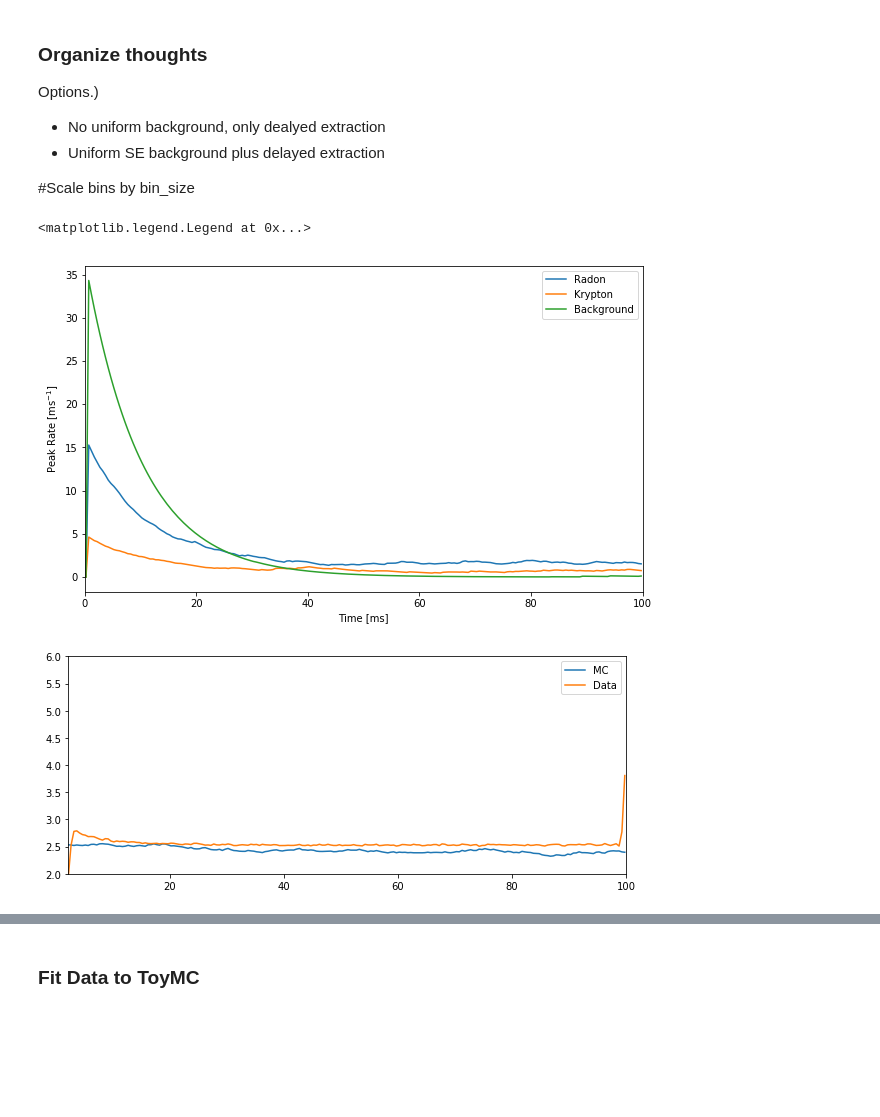
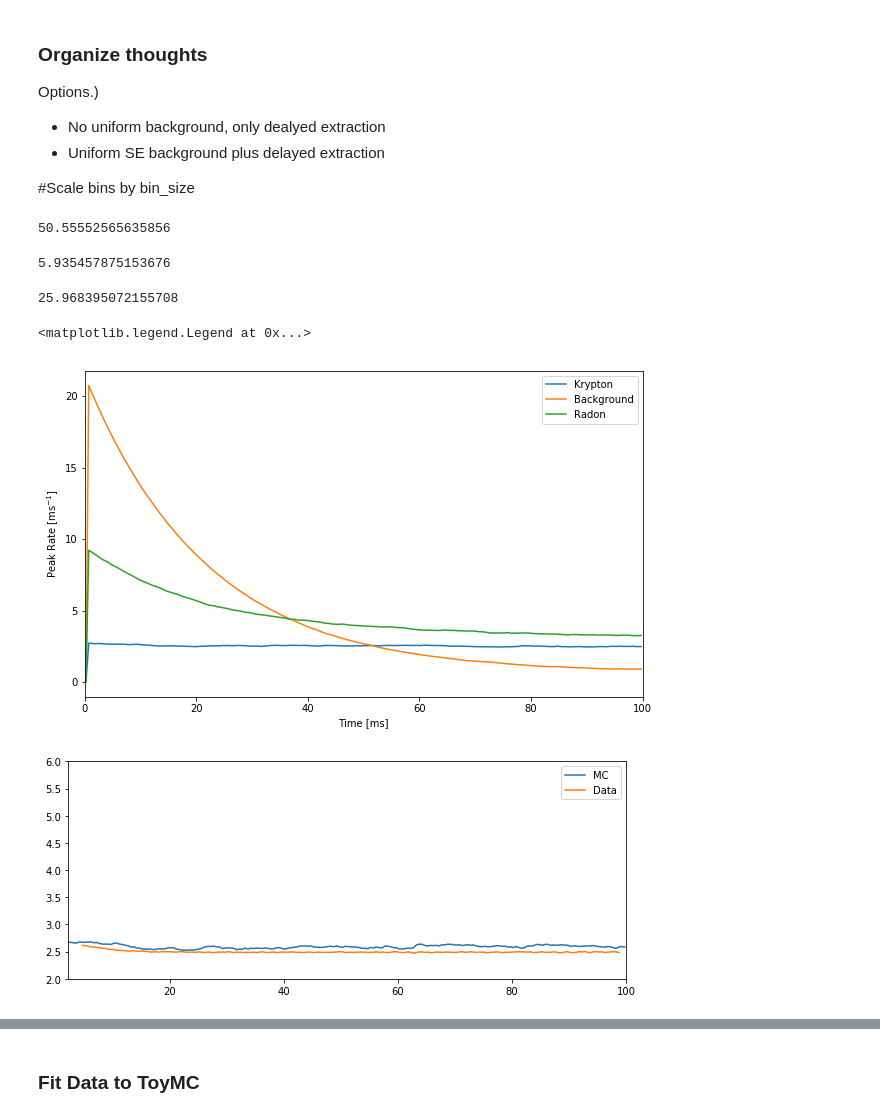
Before and after one commit to jpienaar13/SingleElectrons, a Jupyter notebook: 08_ToyMC_for_SErates.ipynb, the cells around one changed output, grey strips where cells are left out. Cells and saved outputs as stored; diff of their text form; code cells hidden in the pictures; blank space fills up the shorter version.

```diff
--- a/08_ToyMC_for_SErates.ipynb
+++ b/08_ToyMC_for_SErates.ipynb
@@ -24,0 +25,23 @@ def get_file_list(path, pattern, remove_string='', remove_path=True):
+# %%
+datasets = hax.runs.datasets
+datasets = hax.runs.tags_selection(include=['*sciencerun0'],
+                                  exclude=['bad','messy', 'test',
+                                           'nofield','lowfield',
+                                           'commissioning', 'flash',
+                                           'pmttrip','trip','_pmttrip',
+                                           'source_opening',
+                                           ],
+                                  )
+datasets= hax.cuts.selection(datasets, datasets['location'] != '', 'Processed data available')
+
+#Radon
+datasets_rn = hax.cuts.selection(datasets, datasets['source__type']=='Rn220', 'Source in place')
+dataset_names_rn = datasets_rn['name']
+
+#Bkg
+datasets_bkg = hax.cuts.selection(datasets, datasets['source__type']=='none', 'Source in place')
+dataset_names_bkg = datasets_bkg['name']
+
+#Krypton
+datasets_kr = hax.cuts.selection(datasets, datasets['source__type']=='Kr83m', 'Source in place')
+dataset_names_kr = datasets_kr['name']
@@ -24,0 +129,4 @@ def get_file_list(path, pattern, remove_string='', remove_path=True):
+# %%
+dict_source_sr0={'Radon' : dicts_datasets_rn, 'Background' : dicts_datasets_bkg, 'Krypton': dicts_datasets_kr,}
+for source, dict_data in dict_source_sr1.items():
+    print(source, len(dict_data))
@@ -65,8 +179,9 @@ for dataset in tqdm(datasets):
     with open(simpath+dataset, 'rb') as handle:
         data_temp = pickle.load(handle)
         try:
-            data_temp['version']
-            processed_list.append(dataset)
+            version=data_temp['version']
+            if version == '2.0':
+                processed_list.append(dataset)
         except KeyError:
             continue
 print("Found %i processed files " %len(processed_list))
@@ -363,38 +478,44 @@ def se_histogram(event_rate, # Number of events assumed to occur within 1s
 # %%
 fig = plt.figure(figsize=(10, 6))
 
-waveforms = 1000
+waveforms = 10000
 time_bins = 200
 window_length=100
 
+dict_mc_known={}
 for source, hist_dict in sampling_dict.items():
 
     x_bins = [0]*time_bins
     y_bins = [0]*time_bins
 
     source_rate = hist_dict['event_rate']
+    print(source_rate)
 
     event_rate = source_rate*window_length/1000 #Event rate in s, window length in ms
 
     for sim in tqdm(range(waveforms)):
         dt_bin_centers, se_rate = se_histogram(event_rate = event_rate,
                                                background_rate=0,
-                                               time_scale = 10,
-                                               scaling_constant = 0.0001,
+                                               time_scale = 21.5,
+                                               scaling_constant = 5.623e-05,
 
                                                source = source,
                                                time_bins=time_bins,
                                                window_length = window_length)
         y_bins += se_rate
     x_bins = dt_bin_centers
+    dict_mc_known[source]=y_bins/waveforms
     plt.plot(x_bins, y_bins/waveforms, label=source)
 plt.ylabel("Peak Rate [ms$^{-1}$]")
 plt.xlabel("Time [ms]")
 plt.xlim([0, window_length])
 plt.legend(loc='best')
 # %% [output]
-<matplotlib.legend.Legend at 0x...>
+50.55552565635856
+5.935457875153676
+25.968395072155708
+<matplotlib.legend.Legend at 0x...>
-[figure, old version]
+[figure, new version]
 # %%
 fig = plt.figure(figsize=(10, 4))
 waveforms = 10000
@@ -418,13 +539,13 @@ for sim in tqdm(range(waveforms)):
     y_bins += se_rate
 x_bins = dt_bin_centers
 plt.plot(x_bins, y_bins/waveforms, label='MC')
-plt.plot(x_bins[4:], data_hists_dict[source]['rate'][4:], label='Data')
+plt.plot(x_bins[9:198], data_hists_dict[source]['rate'][9:198], label='Data')
 plt.legend()
 plt.ylim([2,6])
 
 plt.xlim([x_bins[4], 100])
 plt.show()
 # %% [output]
-[figure, old version]
+[figure, new version]
 # %%
 fig = plt.figure(figsize=(10, 4))
```
Also changed, not shown: parts of 23 cells of this notebook, 7 other files.
